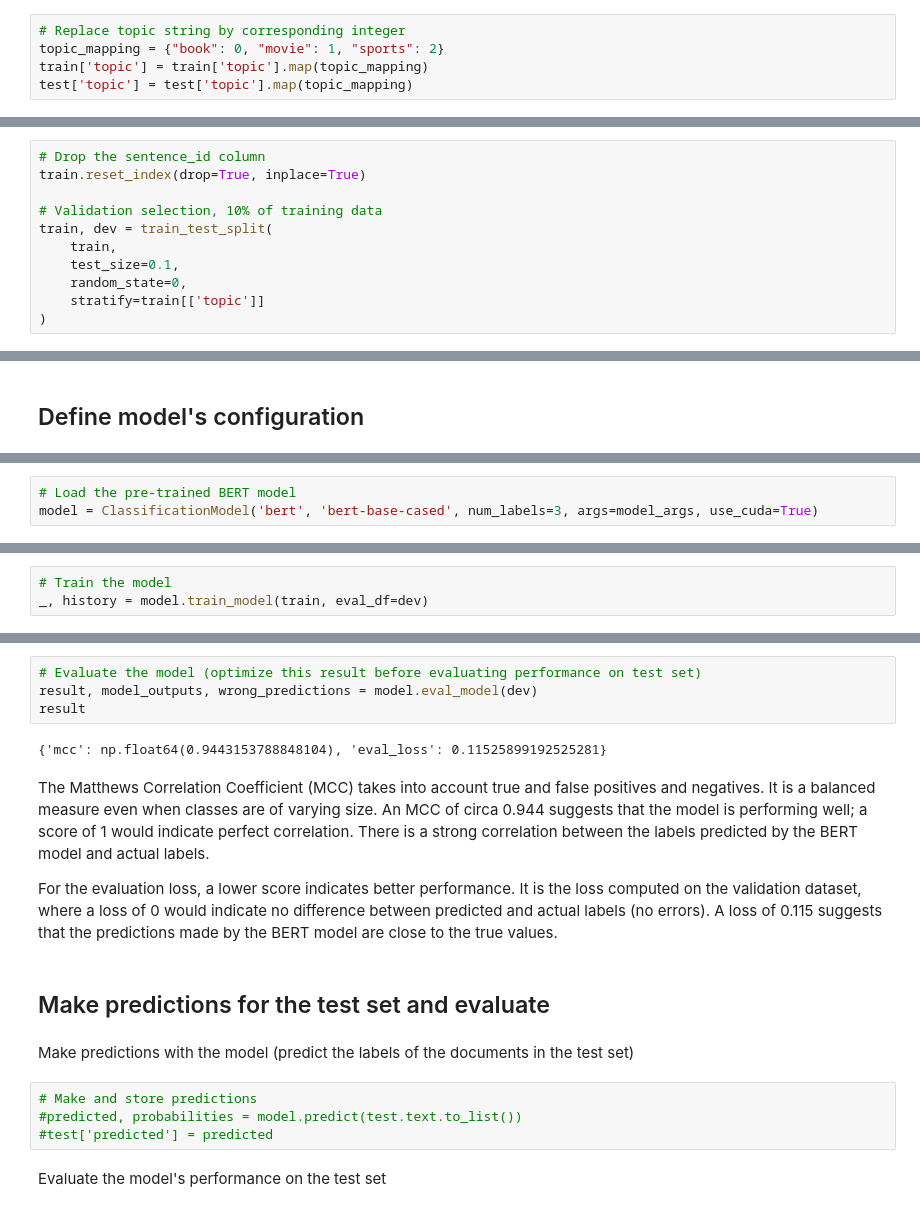
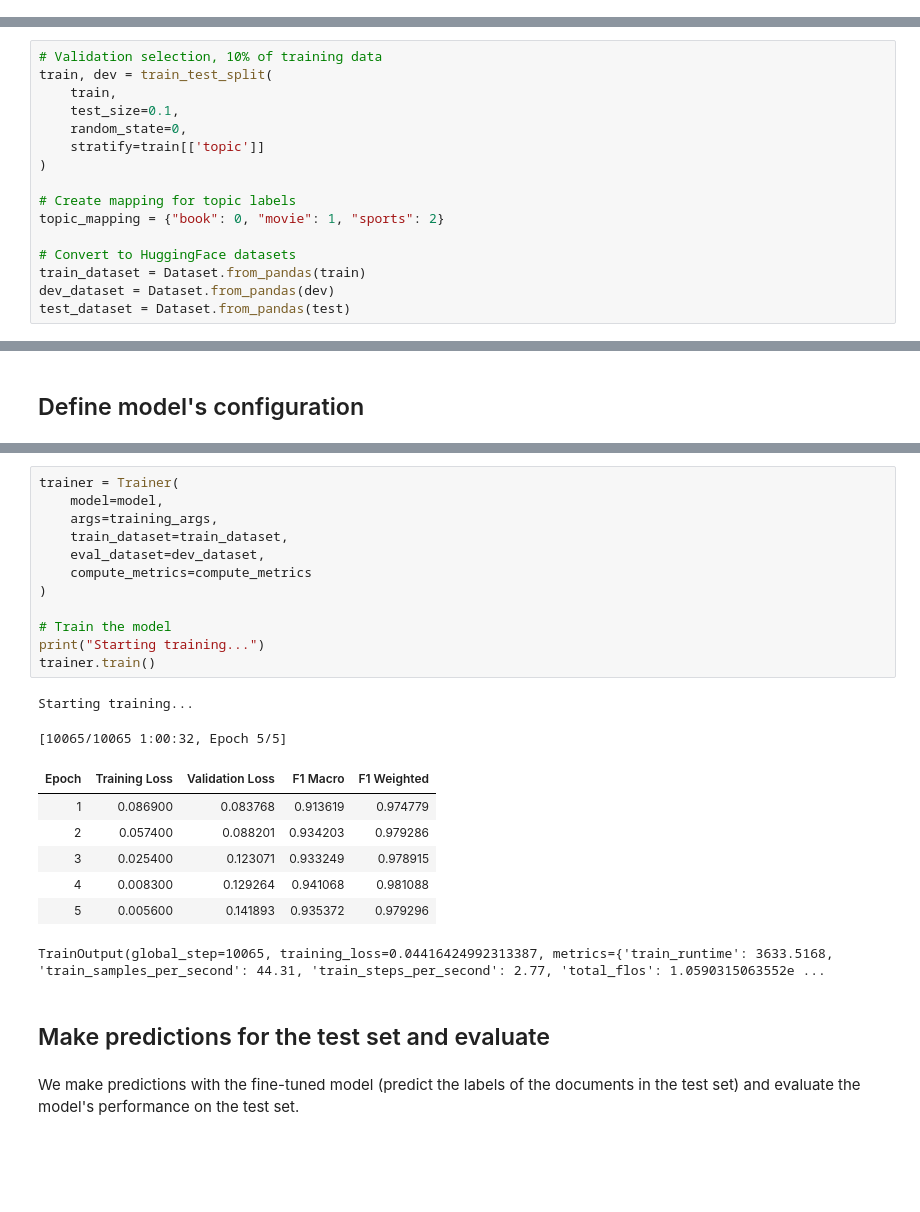
Before and after one commit to einavrobyncohen/Text-Mining-Assignments, a Jupyter notebook: tmproject/topic_analysis.ipynb, the cells around one changed output, grey strips where cells are left out. Cells and saved outputs as stored; diff of their text form; blank space fills up the shorter version.

Commit message:
Performed topic analysis

```diff
--- a/tmproject/topic_analysis.ipynb
+++ b/tmproject/topic_analysis.ipynb
@@ -102,7 +104,2 @@ Name: count, dtype: int64
 # %% [markdown]
 Each dataset contains the topics "book", "movie", and "sports". We assign these integers 0, 1, and 2, respectively. The target attribute is the integer index of the topic.
-# %%
-# Replace topic string by corresponding integer
-topic_mapping = {"book": 0, "movie": 1, "sports": 2}
-train['topic'] = train['topic'].map(topic_mapping)
-test['topic'] = test['topic'].map(topic_mapping)
@@ -134,7 +108,4 @@ We split our training data into a training set and a validation set.
 # %%
-# Drop the sentence_id column
-train.reset_index(drop=True, inplace=True)
-
 # Validation selection, 10% of training data
 train, dev = train_test_split(
     train,
@@ -142,3 +113,11 @@ train, dev = train_test_split(
     random_state=0,
     stratify=train[['topic']]
 )
+
+# Create mapping for topic labels
+topic_mapping = {"book": 0, "movie": 1, "sports": 2}
+
+# Convert to HuggingFace datasets
+train_dataset = Dataset.from_pandas(train)
+dev_dataset = Dataset.from_pandas(dev)
+test_dataset = Dataset.from_pandas(test)
@@ -163,3 +226,0 @@ model_args.use_early_stopping=False
-# %%
-# Load the pre-trained BERT model
-model = ClassificationModel('bert', 'bert-base-cased', num_labels=3, args=model_args, use_cuda=True)
@@ -168,3 +226,0 @@ Fine-tuning the model (takes a while)
-# %%
-# Train the model
-_, history = model.train_model(train, eval_df=dev)
@@ -182,20 +227,26 @@ plt.legend()
-# %%
-# Evaluate the model (optimize this result before evaluating performance on test set)
-result, model_outputs, wrong_predictions = model.eval_model(dev)
-result
-# %% [output]
-{'mcc': np.float64(0.9443153788848104), 'eval_loss': 0.11525899192525281}
-# %% [markdown]
-The Matthews Correlation Coefficient (MCC) takes into account true and false positives and negatives. It is a balanced measure even when classes are of varying size. An MCC of circa 0.944 suggests that the model is performing well; a score of 1 would indicate perfect correlation. There is a strong correlation between the labels predicted by the BERT model and actual labels.
-
-For the evaluation loss, a lower score indicates better performance. It is the loss computed on the validation dataset, where a loss of 0 would indicate no difference between predicted and actual labels (no errors). A loss of 0.115 suggests that the predictions made by the BERT model are close to the true values.
+# %%
+trainer = Trainer(
+    model=model,
+    args=training_args,
+    train_dataset=train_dataset,
+    eval_dataset=dev_dataset,
+    compute_metrics=compute_metrics
+)
+
+# Train the model
+print("Starting training...")
+trainer.train()
+# %% [output]
+Starting training...
+[10065/10065 1:00:32, Epoch 5/5]
+| Epoch | Training Loss | Validation Loss | F1 Macro | F1 Weighted |
+| 1 | 0.086900 | 0.083768 | 0.913619 | 0.974779 |
+| 2 | 0.057400 | 0.088201 | 0.934203 | 0.979286 |
+| 3 | 0.025400 | 0.123071 | 0.933249 | 0.978915 |
+| 4 | 0.008300 | 0.129264 | 0.941068 | 0.981088 |
+| 5 | 0.005600 | 0.141893 | 0.935372 | 0.979296 |
+TrainOutput(global_step=10065, training_loss=0.04416424992313387, metrics={'train_runtime': 3633.5168, 'train_samples_per_second': 44.31, 'train_steps_per_second': 2.77, 'total_flos': 1.0590315063552e ...
 # %% [markdown]
 ## Make predictions for the test set and evaluate
 # %% [markdown]
-Make predictions with the model (predict the labels of the documents in the test set)
+We make predictions with the fine-tuned model (predict the labels of the documents in the test set) and evaluate the model's performance on the test set.
-# %%
-# Make and store predictions
-#predicted, probabilities = model.predict(test.text.to_list())
-#test['predicted'] = predicted
-# %% [markdown]
-Evaluate the model's performance on the test set
```
Also changed, not shown: parts of 25 cells of this notebook.
